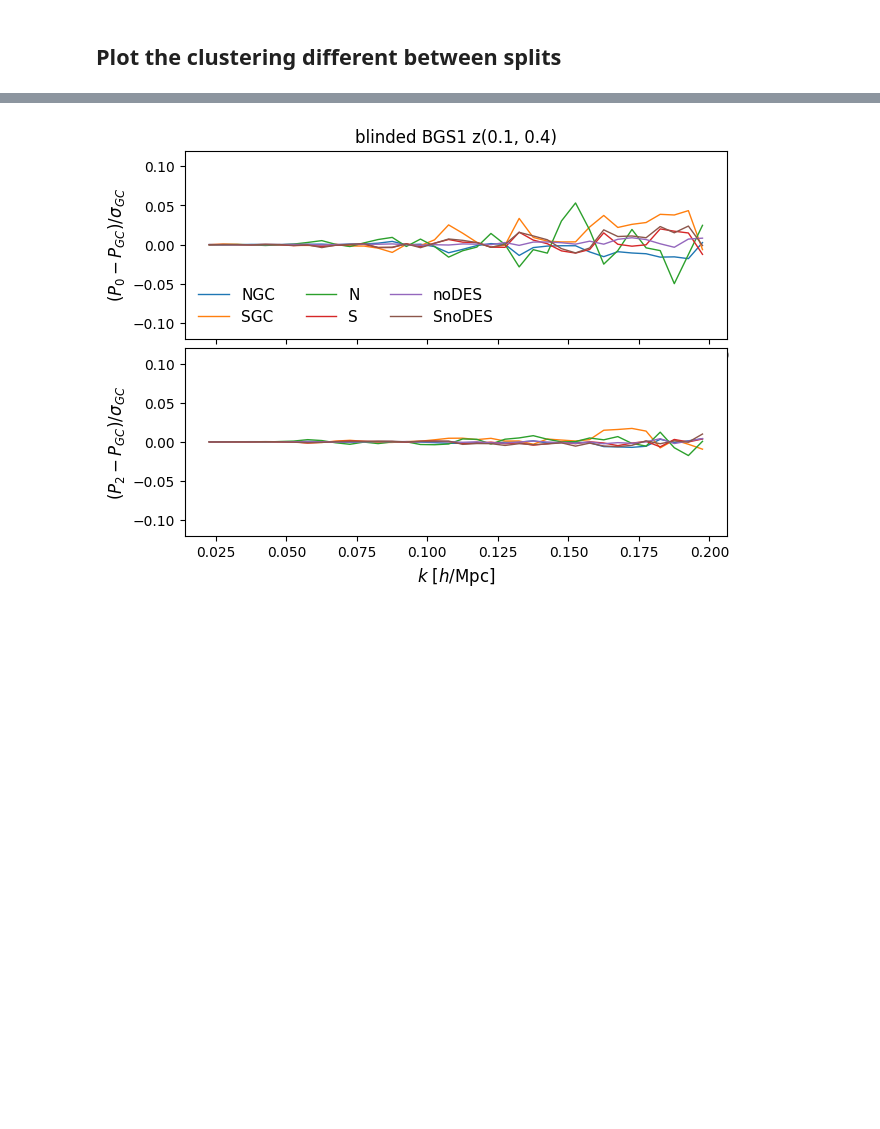
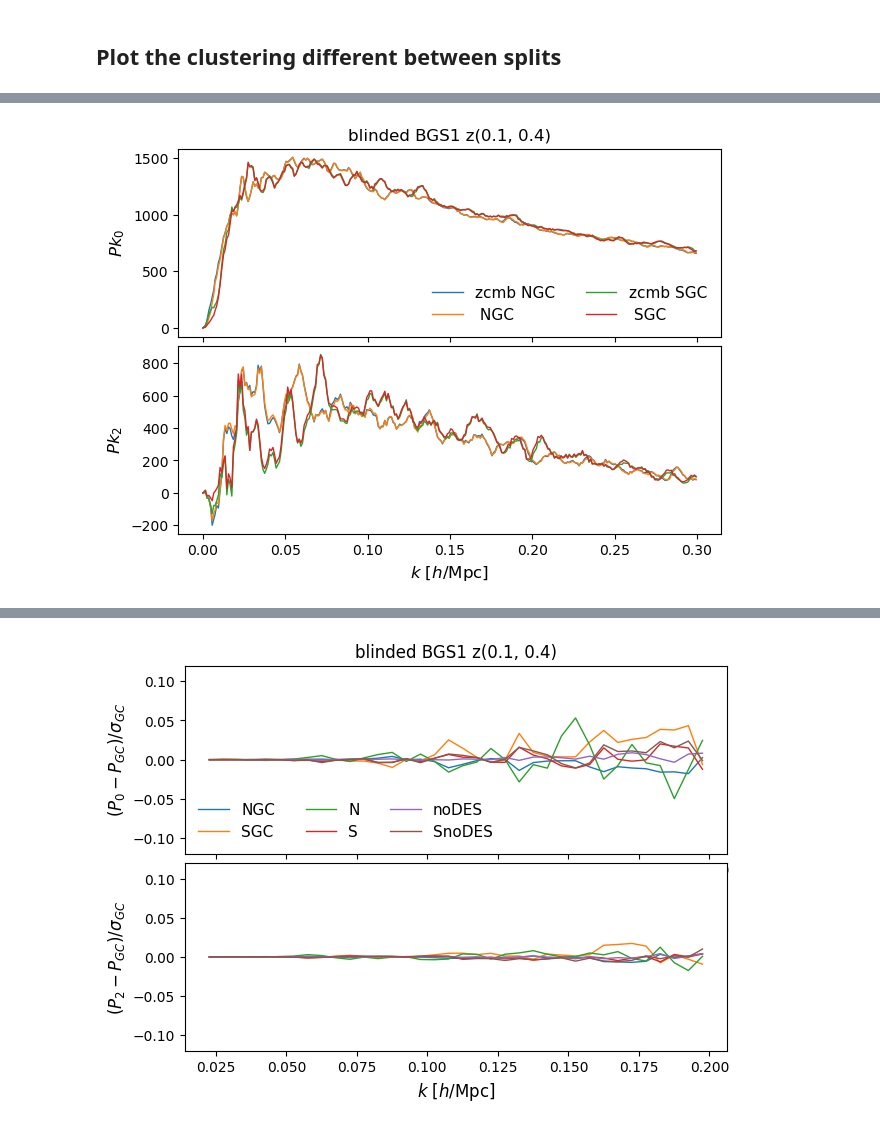
Before and after one commit to ShengyuHE/desi_y3_blinded_data_splits, a Jupyter notebook: main/notebooks/plot_clustering.ipynb, the cells around one changed output, grey strips where cells are left out. Drawn from its saved outputs; the diff is of its cells as text; code cells hidden in the pictures; blank space fills up the shorter version.

```diff
--- a/main/notebooks/plot_clustering.ipynb
+++ b/main/notebooks/plot_clustering.ipynb
@@ -51,7 +51,7 @@ def load_bins(corr_type, bins_type = 'test'):
         raise ValueError(f"Invalid corr_type '{corr_type}'. Expected one of ['xi', 'pk', 'mpslog', 'wp', 'bk'].")
 
 
-def get_measurement_fn(kind='mesh2_spectrum_poles', version='dr2-v2', recon=None, tracer='LRG', region='NGC', zrange=(0.8, 1.1), cut=None, auw=None, nran = 18, weight_type='default', **kwargs):
+def get_measurement_fn(kind='mesh2_spectrum_poles', version='dr2-v2', subver=None, recon=None, tracer='LRG', region='NGC', zrange=(0.8, 1.1), cut=None, auw=None, nran = 18, weight_type='default', **kwargs):
     # base_dir = Path(f'/global/cfs/projectdirs/desi/mocks/cai/mock-challenge-cutsky-dr2/')
     # base_dir = base_dir / (f'blinded_{recon}' if recon else 'blinded')
     base_dir = Path(f'/global/cfs/projectdirs/desi/mocks/cai/mock-challenge-cutsky-dr2/blinded_data/{version}/data_splits')
@@ -67,7 +67,11 @@ def get_measurement_fn(kind='mesh2_spectrum_poles', version='dr2-v2', recon=None
         else: cut = ''
         if auw: auw = '_auw'
         else: auw = ''
-        return str(base_dir / f'{kind}_{tracer}_z{zrange[0]:.1f}-{zrange[1]:.1f}_{region}_{weight_type}{auw}{cut}_nran{nran}.h5')
+        if subver is not None or subver is '':
+            zcmb = '_zcmb' if 'zcmb' in subver else ''
+        else:
+            zcmb = ''
+        return str(base_dir / f'{kind}_{tracer}{zcmb}_z{zrange[0]:.1f}-{zrange[1]:.1f}_{region}_{weight_type}{auw}{cut}_nran{nran}.h5')
 
 def load_blinded_data_pip(args, ells = (0,2), bins_type = 'y3_blinding', blinding=True, dir = None):
     if dir == None:
@@ -91,20 +95,19 @@ def load_blinded_data_pip(args, ells = (0,2), bins_type = 'y3_blinding', blindin
     window = types.read(get_measurement_fn(**args, kind=f'window_mesh2_spectrum_poles'))
     covariance = types.read(get_measurement_fn(**args, kind=f'covariance_mesh2_spectrum_poles'))
     ells = list(ells)
-    sl = slice(0, None, 5)  # rebin to dk = 0.005 h/Mpc
-    oklim = (kmin, kmax)  # fitted k-range, no need to go to higher k
+    sl = slice(0, None, 1)  # rebin to dk = 0.005 h/Mpc
+    oklim = (0, 0.3)   # fitted k-range, no need to go to higher k
     mean = data.select(k=sl).select(k=oklim).get(ells)
     wmatrix = window.at.observable.match(mean).at.theory.match(data.select(k=(0., 1.1 * oklim[1])).get(ells))
     covariance = covariance.at.observable.match(mean)
     return mean, wmatrix, covariance
 
-
 def load_mesh2_spectrum_poles(data_fn, ells = (0,2), bins_type = 'y3_blinding'):
     (kmin, kmax, kbin, lenk) = load_bins('pk', bins_type)
     data = types.read(data_fn)
     ells = list(ells)
-    sl = slice(0, None, 5)  # rebin to dk = 0.005 h/Mpc
-    oklim = (kmin, kmax)  # fitted k-range, no need to go to higher k
+    sl = slice(0, None, 1)  # rebin to dk = 0.005 h/Mpc
+    oklim = (0, 0.3)  # fitted k-range, no need to go to higher k
     data = data.select(k=sl).select(k=oklim).get(ells)
     k = data.get(ells=0).coords('k')
     Pk = {ell: data.get(ells=ell).values() for ell in data.ells}
@@ -111,0 +118,67 @@ def load_mesh2_spectrum_poles(data_fn, ells = (0,2), bins_type = 'y3_blinding'):
+# %%
+version = 'dr2-v2'
+
+default_bin = [
+('BGS', (0.1, 0.4)),
+('LRG', (0.4, 0.6)),
+('LRG', (0.6, 0.8)),
+('LRG', (0.8, 1.1)),
+('ELG_LOPnotqso', (0.8, 1.1)),
+('ELG_LOPnotqso', (1.1, 1.6)),
+('QSO', (0.8, 2.1))
+]
+regions = ['NGC','SGC']
+
+for (tracer, zrange) in default_bin:
+    if 'BGS' in tracer: tracer = 'BGS_BRIGHT-21.35'
+    if 'ELG' in tracer: tracer = 'ELG_LOPnotqso'
+    catalog_args = dict(version=version, subver='zcmb', region='GCcomb', tracer=tracer, zrange=zrange, weight_type='default_fkp', nran=18)
+    mean, _, covariance = load_blinded_data_pip(catalog_args)
+    std = np.diag(covariance.value())
+    mean = {ell: mean.get(ells=ell).values() for ell in mean.ells}
+    std = {0:std[:36], 2: std[36:]}
+
+    fig = plt.figure(figsize=(7, 5))
+    gs = gridspec.GridSpec(2, 1, wspace=0., hspace=0.05, height_ratios=[1, 1])
+    title = f'{get_namespace(tracer, zrange)}'
+    for region in regions:
+        subver = 'zcmb'
+        catalog_args['region'] = region
+        catalog_args['subver'] = subver
+        fn = get_measurement_fn(kind='blinded_mesh2_spectrum_poles', **catalog_args)
+        print(fn)
+        k, Pk = load_mesh2_spectrum_poles(fn)
+        for ell in [0,2]:
+            ax = plt.subplot(gs[int(ell/2)])
+            label = f'{subver} {region}' if ell ==0 else None
+            plt.plot(k,k*Pk[ell]['value'], label = label, lw=1)
+            # ax.plot(k,(Pk[ell]['value']-mean[ell]['value'])/std[ell], label = label, lw=1)
+            # ax.set_ylabel(r'$\Delta P_{{{0:d}}} / \sigma_{{GC P_{{{0:d}}} }}$'.format(ell), fontsize=12)
+            # ax.set_ylabel(r'$(P_{{{0:d}}}- P_{{GC}}) / \sigma_{{GC}}$'.format(ell), fontsize=12)
+            ax.set_ylabel(r'$Pk_{{{0:d}}}$'.format(ell), fontsize=12)
+            # for offset in [-0.1, 0.1]:
+            #     ax.axhline(offset, color='k', linestyle='--')
+            # ax.set_ylim([-0.12, 0.12])
+        subver = ''
+        catalog_args['subver'] = subver
+        fn = get_measurement_fn(kind='blinded_mesh2_spectrum_poles', **catalog_args)
+        print(fn)
+        k, Pk = load_mesh2_spectrum_poles(fn)
+        for ell in [0,2]:
+            ax = plt.subplot(gs[int(ell/2)])
+            label = f'{subver} {region}' if ell ==0 else None
+            plt.plot(k,k*Pk[ell]['value'], label = label, lw=1)
+            # ax.plot(k,(Pk[ell]['value']-mean[ell]['value'])/std[ell], label = label, lw=1)
+            # ax.set_ylabel(r'$\Delta P_{{{0:d}}} / \sigma_{{GC P_{{{0:d}}} }}$'.format(ell), fontsize=12)
+            # ax.set_ylabel(r'$(P_{{{0:d}}}- P_{{GC}}) / \sigma_{{GC}}$'.format(ell), fontsize=12)
+            ax.set_ylabel(r'$Pk_{{{0:d}}}$'.format(ell), fontsize=12)
+            # for offset in [-0.1, 0.1]:
+            #     ax.axhline(offset, color='k', linestyle='--')
+            # ax.set_ylim([-0.12, 0.12])
+            if ell == 0:
+                ax.legend(loc=4, ncols = 2, frameon=False, fontsize=11)
+                ax.set_title(f'blinded {title} z{zrange}')
+            if ell == 2:
+                ax.set_xlabel(r'$k$ [$h/\mathrm{Mpc}$]', fontsize=12)
+    # fig.savefig(SAVE_DIR+f'/plots/clustering_{title}_allcompare.png', dpi=600, bbox_inches='tight')
+# %% [output]
@@ -111,0 +202 @@ def load_mesh2_spectrum_poles(data_fn, ells = (0,2), bins_type = 'y3_blinding'):
+[figure, added]
```
Also changed, not shown: parts of 2 cells of this notebook, 14 other files.
